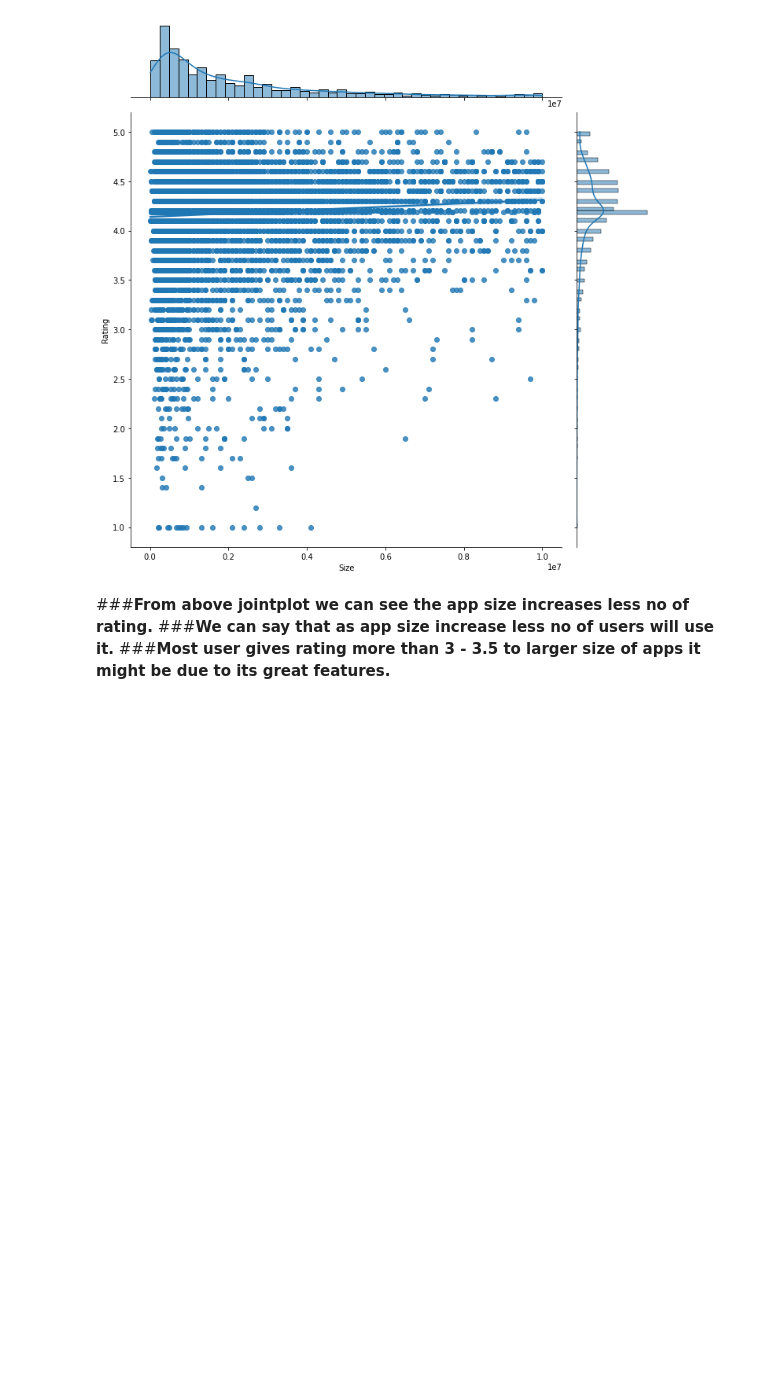
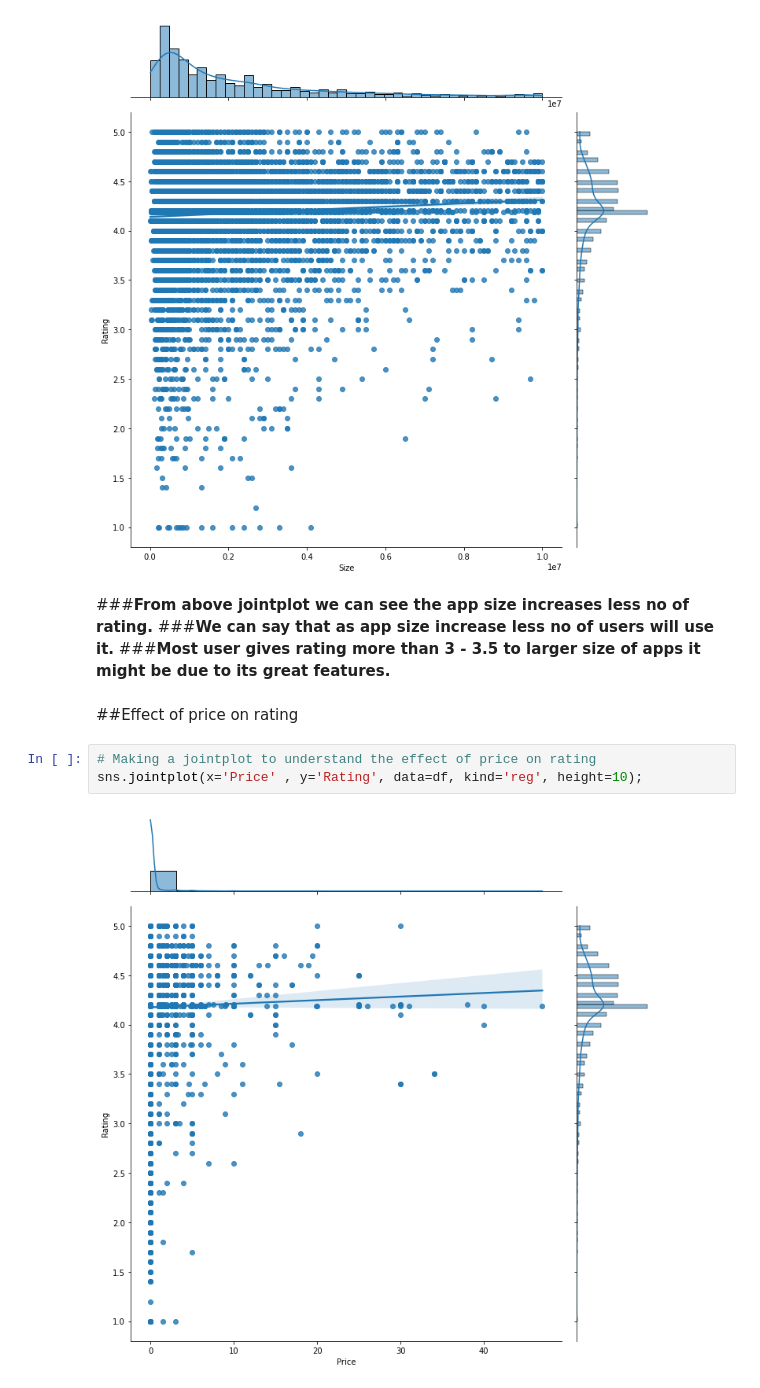
Before and after one commit to lawish/EDA_Team_notebook, a Jupyter notebook: EDA_Team_notebook_Capstone_Project.ipynb, the cells around one changed output. Saved outputs shown, nothing was run; the diff lists cells and outputs as text; blank space fills up the shorter version.

```diff
--- a/EDA_Team_notebook_Capstone_Project.ipynb
+++ b/EDA_Team_notebook_Capstone_Project.ipynb
@@ -481,3 +481,10 @@ sns.jointplot(x = 'Size', y= 'Rating', data = playstore_df_new, kind='reg', heig
 ###**From above jointplot we can see the app size increases less no of rating.**
 ###**We can say that as app size increase less no of users will use it.**
 ###**Most user gives rating more than 3 - 3.5 to larger size of apps it might be due to its great features.**
+# %% [markdown]
+##Effect of price on rating
+# %%
+# Making a jointplot to understand the effect of price on rating
+sns.jointplot(x='Price' , y='Rating', data=df, kind='reg', height=10);
+# %% [output]
+[figure, added]
```
Also changed, not shown: parts of 8 cells of this notebook.
